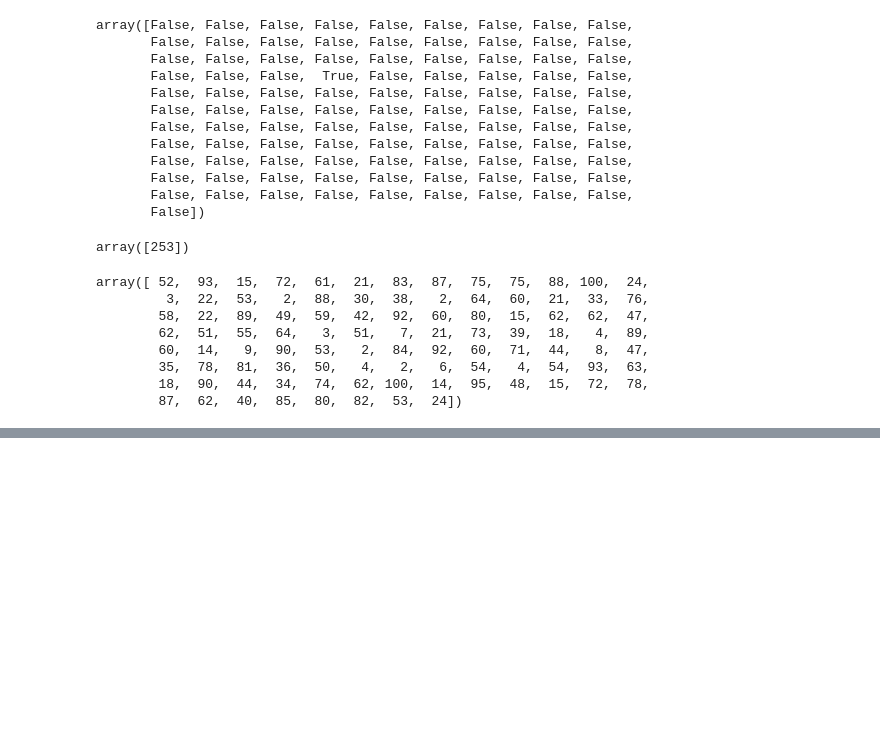
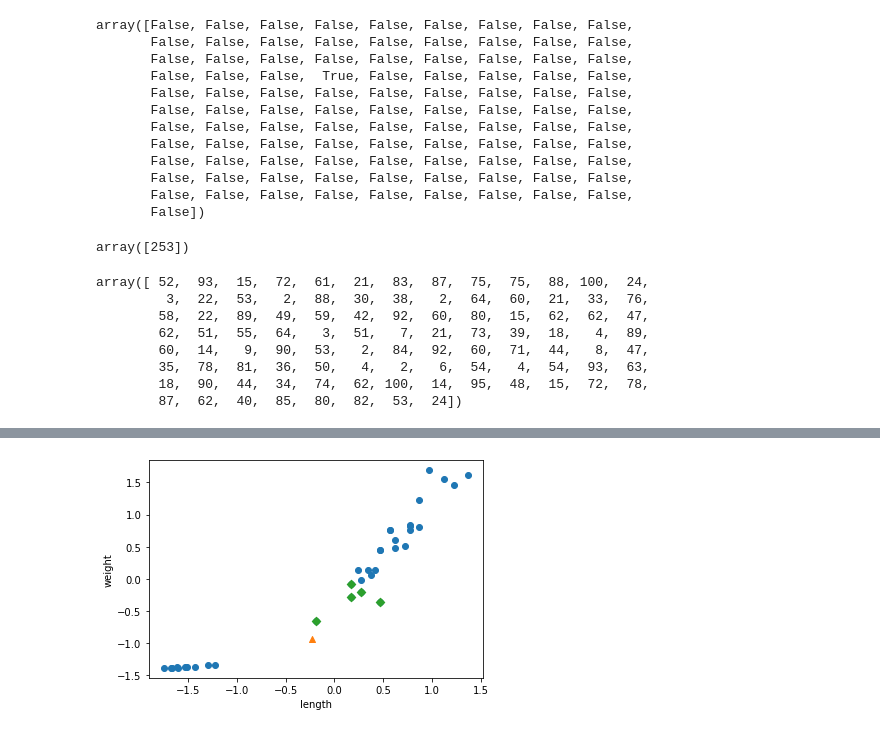
Before and after one commit to serinss/seSAC_ML_DL, a Jupyter notebook: 02_2_데이터_전처리.ipynb, the cells around one changed output, grey strips where cells are left out. Saved outputs shown, nothing was run; the diff lists cells and outputs as text; code cells hidden in the pictures; blank space fills up the shorter version.

```diff
--- a/02_2_데이터_전처리.ipynb
+++ b/02_2_데이터_전처리.ipynb
@@ -114,0 +345,11 @@ fish_weight = [242.0, 290.0, 340.0, 363.0, 430.0, 450.0, 500.0, 390.0, 450.0, 50
+# %%
+distances, indexes = kn.kneighbors([new_data]) #표준화된 값을 넣으니 인덱스 값이 바뀜
+
+plt.scatter(train_scaled[:,0], train_scaled[:,1])
+plt.scatter(new_data[0], new_data[1], marker='^') #수상한 도미
+plt.scatter(train_scaled[indexes, 0], train_scaled[indexes,1], marker='D') #수상한 도미와 가까운 놈 5마리
+plt.xlabel('length')
+plt.ylabel('weight')
+plt.show()
+# %% [output]
+[figure, added]
```
Also changed, not shown: parts of 38 cells of this notebook.
